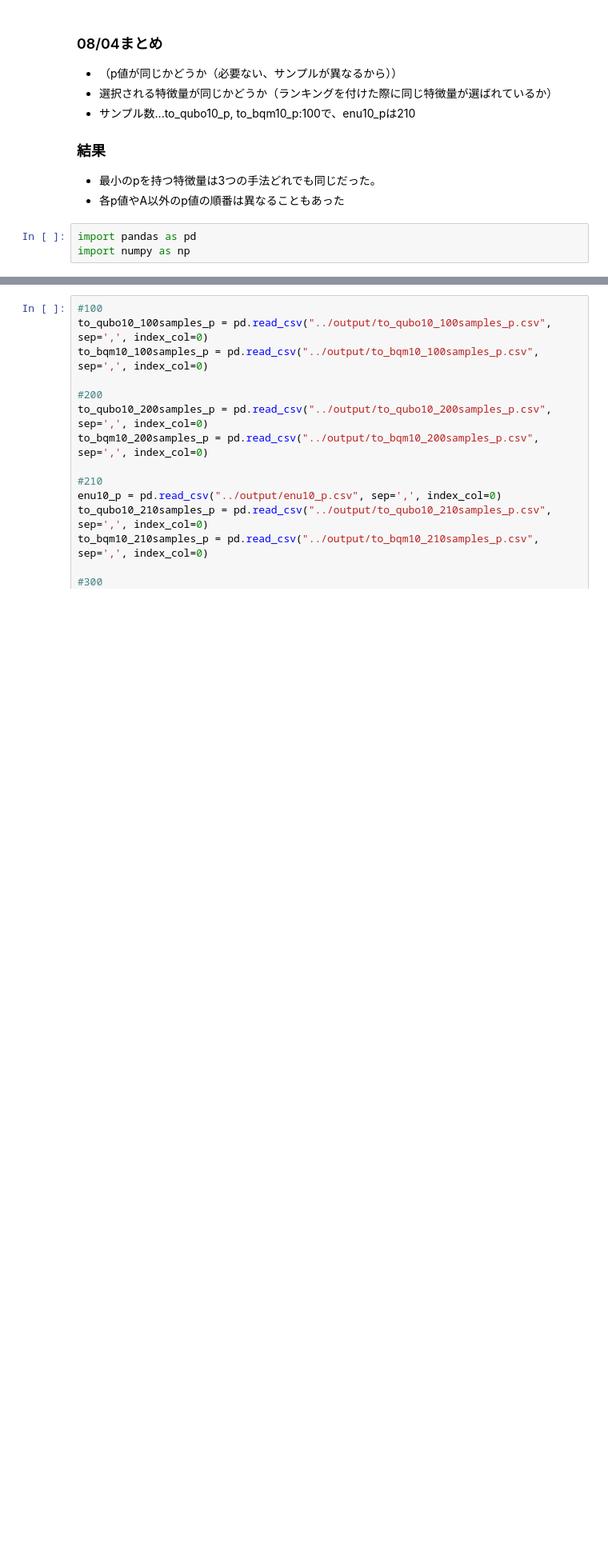
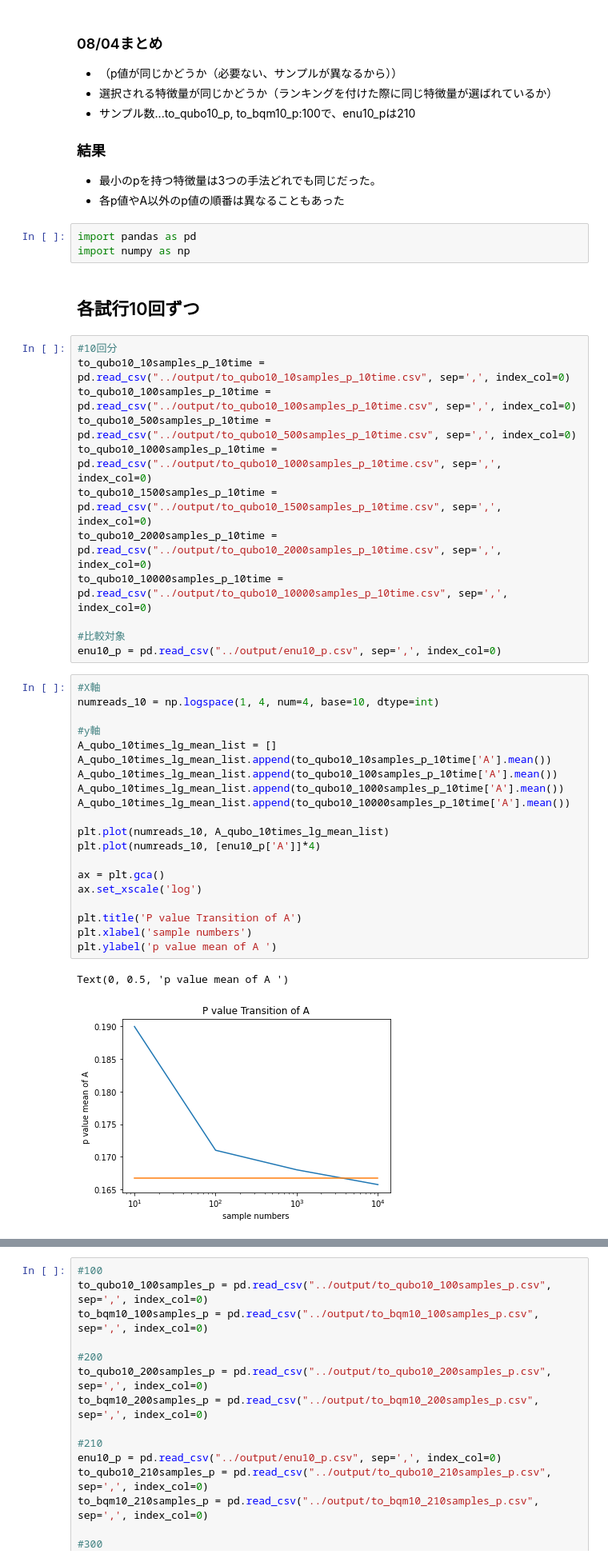
Before and after one commit to twinkle13531/master_degree, a Jupyter notebook: 202008/scripts/compare_t^0.ipynb, the cells around one changed output, grey strips where cells are left out. Shown at 80% size. Saved outputs shown, nothing was run; the diff lists cells and outputs as text; blank space fills up the shorter version.

```diff
--- a/202008/scripts/compare_t^0.ipynb
+++ b/202008/scripts/compare_t^0.ipynb
@@ -10,3 +10,40 @@
 # %%
 import pandas as pd
 import numpy as np
+# %% [markdown]
+## 各試行10回ずつ
+# %%
+#10回分
+to_qubo10_10samples_p_10time = pd.read_csv("../output/to_qubo10_10samples_p_10time.csv", sep=',', index_col=0)
+to_qubo10_100samples_p_10time = pd.read_csv("../output/to_qubo10_100samples_p_10time.csv", sep=',', index_col=0)
+to_qubo10_500samples_p_10time = pd.read_csv("../output/to_qubo10_500samples_p_10time.csv", sep=',', index_col=0)
+to_qubo10_1000samples_p_10time = pd.read_csv("../output/to_qubo10_1000samples_p_10time.csv", sep=',', index_col=0)
+to_qubo10_1500samples_p_10time = pd.read_csv("../output/to_qubo10_1500samples_p_10time.csv", sep=',', index_col=0)
+to_qubo10_2000samples_p_10time = pd.read_csv("../output/to_qubo10_2000samples_p_10time.csv", sep=',', index_col=0)
+to_qubo10_10000samples_p_10time = pd.read_csv("../output/to_qubo10_10000samples_p_10time.csv", sep=',', index_col=0)
+
+#比較対象
+enu10_p = pd.read_csv("../output/enu10_p.csv", sep=',', index_col=0)
+# %%
+#X軸
+numreads_10 = np.logspace(1, 4, num=4, base=10, dtype=int)
+
+#y軸
+A_qubo_10times_lg_mean_list = []
+A_qubo_10times_lg_mean_list.append(to_qubo10_10samples_p_10time['A'].mean())
+A_qubo_10times_lg_mean_list.append(to_qubo10_100samples_p_10time['A'].mean())
+A_qubo_10times_lg_mean_list.append(to_qubo10_1000samples_p_10time['A'].mean())
+A_qubo_10times_lg_mean_list.append(to_qubo10_10000samples_p_10time['A'].mean())
+
+plt.plot(numreads_10, A_qubo_10times_lg_mean_list)
+plt.plot(numreads_10, [enu10_p['A']]*4)
+
+ax = plt.gca()
+ax.set_xscale('log')
+
+plt.title('P value Transition of A')
+plt.xlabel('sample numbers')
+plt.ylabel('p value mean of A ')
+# %% [output]
+Text(0, 0.5, 'p value mean of A ')
+[figure, added]
```
Also changed, not shown: parts of 6 cells of this notebook, 1 other file.
